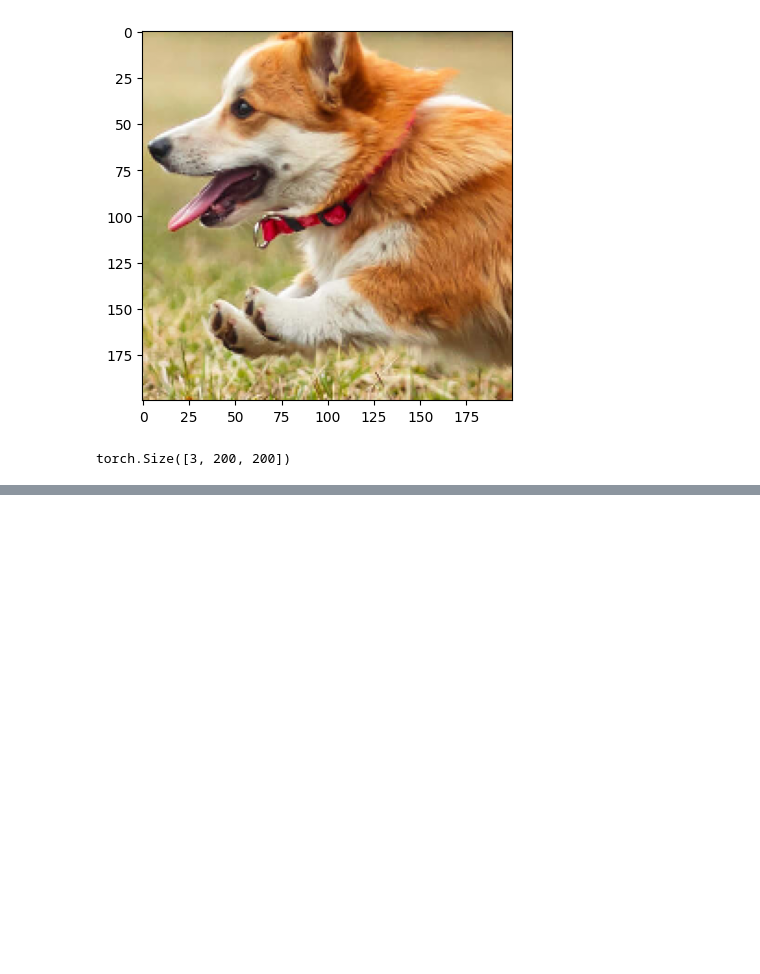
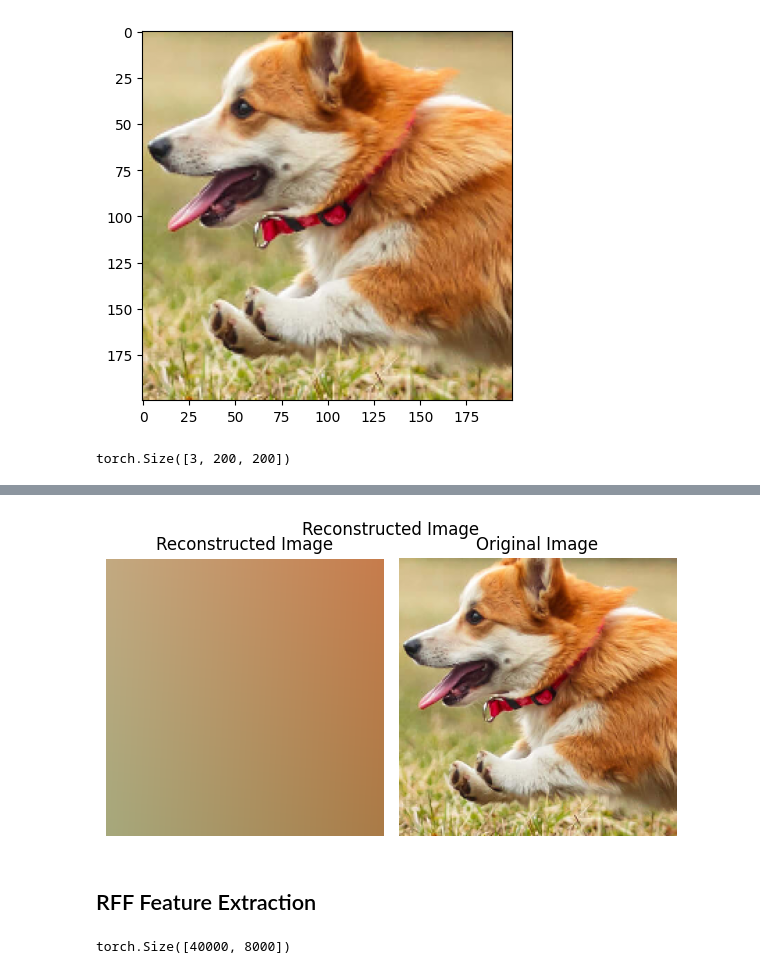
Before and after one commit to PankajGadhwal/ML-Projects, a Jupyter notebook: A2/task3.ipynb, the cells around one changed output, grey strips where cells are left out. Saved outputs shown, nothing was run; the diff lists cells and outputs as text; code cells hidden in the pictures; blank space fills up the shorter version.

```diff
--- a/A2/task3.ipynb
+++ b/A2/task3.ipynb
@@ -114,5 +120,4 @@ def create_coordinate_map(img):
     return X, Y
 # %%
-dog_X, dog_Y = create_coordinate_map(crop)
-
+dog_X, dog_Y = create_coordinate_map(rcrop)
 dog_X.shape, dog_Y.shape
@@ -163,3 +169,3 @@ def train(net, lr, X, Y, epochs, verbose=True):
     return loss.item()
 # %%
-train(net, 0.01, dog_X_scaled, dog_Y, 1000)
+train(net, 0.5, dog_X_scaled, dog_Y, 1000)
@@ -196,4 +212,8 @@ def plot_reconstructed_and_original_image(original_img, net, X, title=""):
     fig.suptitle(title, y=0.9)
     plt.tight_layout()
 # %%
-plot_reconstructed_and_original_image(crop, net, dog_X_scaled, title="Reconstructed Image")
+plot_reconstructed_and_original_image(rcrop, net, dog_X_scaled, title="Reconstructed Image")
+# %% [output]
+[figure, added]
+# %% [markdown]
+## RFF Feature Extraction
@@ -199,0 +233,4 @@ plot_reconstructed_and_original_image(crop, net, dog_X_scaled, title="Reconstruc
+# %%
+X_rff.shape
+# %% [output]
+torch.Size([40000, 8000])
```
Also changed, not shown: parts of 28 cells of this notebook.
